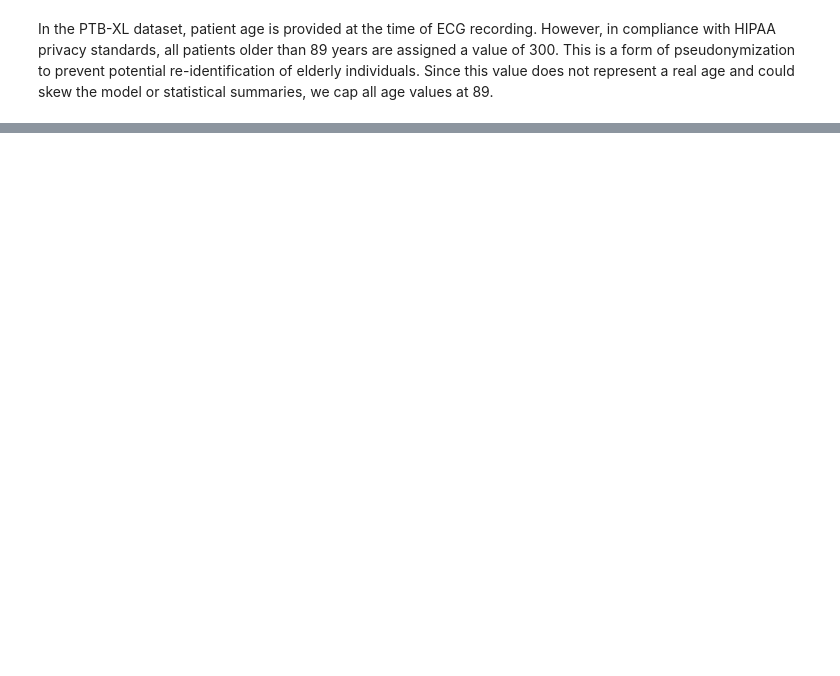
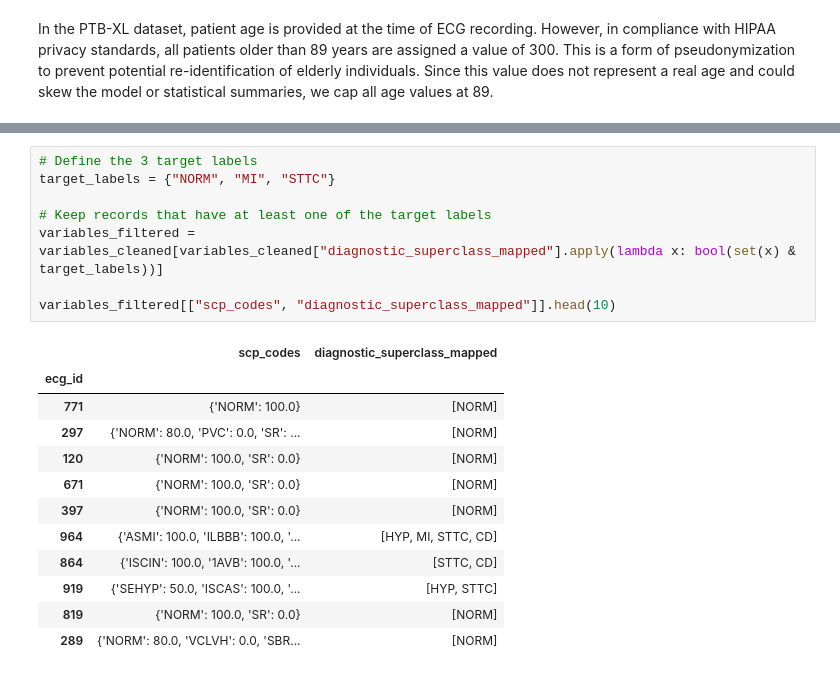
Before and after one commit to taniapazospuig/compbiomed-labs, a Jupyter notebook: 01_data_exploration.ipynb, the cells around one changed output, grey strips where cells are left out. Saved outputs shown, nothing was run; the diff lists cells and outputs as text; blank space fills up the shorter version.

```diff
--- a/01_data_exploration.ipynb
+++ b/01_data_exploration.ipynb
@@ -127,0 +199,21 @@ ValueError: malformed node or string: {'AFLT': 100.0, 'ABQRS': 0.0}
+# %%
+# Define the 3 target labels
+target_labels = {"NORM", "MI", "STTC"}
+
+# Keep records that have at least one of the target labels
+variables_filtered = variables_cleaned[variables_cleaned["diagnostic_superclass_mapped"].apply(lambda x: bool(set(x) & target_labels))]
+
+variables_filtered[["scp_codes", "diagnostic_superclass_mapped"]].head(10)
+# %% [output]
+|  | scp_codes | diagnostic_superclass_mapped |
+| ecg_id |  |  |
+| 771 | {'NORM': 100.0} | [NORM] |
+| 297 | {'NORM': 80.0, 'PVC': 0.0, 'SR': ... | [NORM] |
+| 120 | {'NORM': 100.0, 'SR': 0.0} | [NORM] |
+| 671 | {'NORM': 100.0, 'SR': 0.0} | [NORM] |
+| 397 | {'NORM': 100.0, 'SR': 0.0} | [NORM] |
+| 964 | {'ASMI': 100.0, 'ILBBB': 100.0, '... | [HYP, MI, STTC, CD] |
+| 864 | {'ISCIN': 100.0, '1AVB': 100.0, '... | [STTC, CD] |
+| 919 | {'SEHYP': 50.0, 'ISCAS': 100.0, '... | [HYP, STTC] |
+| 819 | {'NORM': 100.0, 'SR': 0.0} | [NORM] |
+| 289 | {'NORM': 80.0, 'VCLVH': 0.0, 'SBR... | [NORM] |
```
Also changed, not shown: parts of 21 cells of this notebook.
